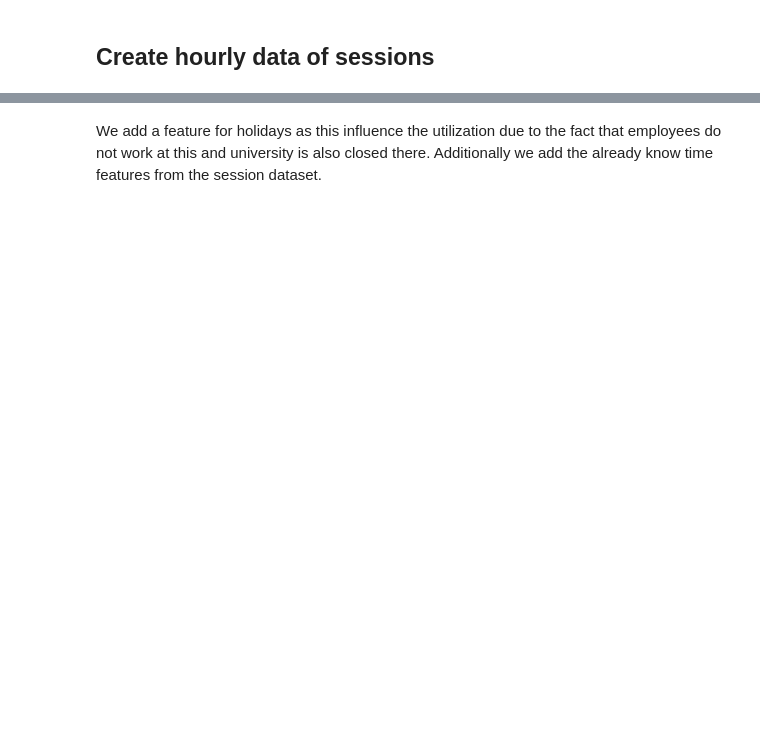
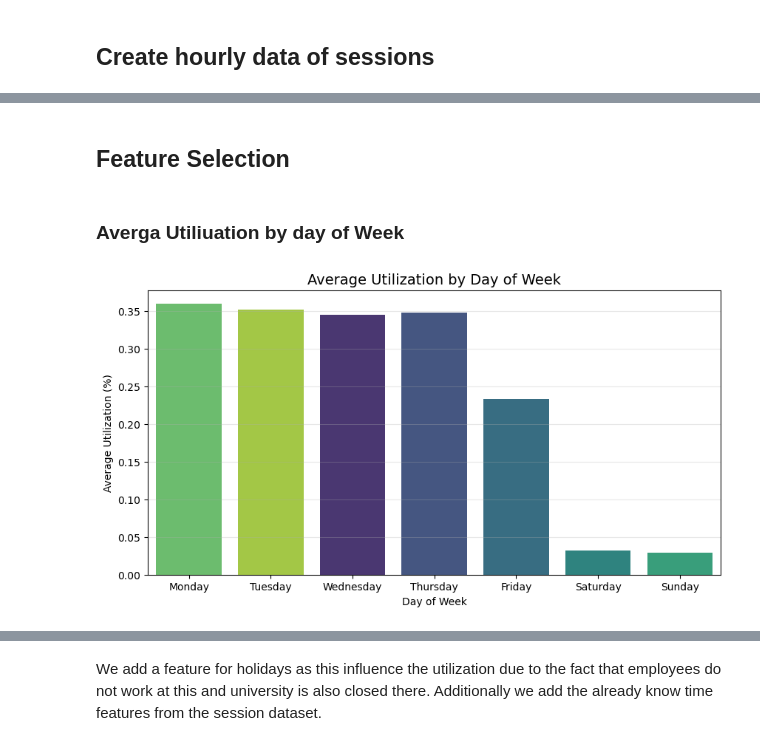
Before and after one commit to lbaudenb/AA_Team_6, a Jupyter notebook: notebooks/04_prediction.ipynb, the cells around one changed output, grey strips where cells are left out. Cells and saved outputs as stored; diff of their text form; code cells hidden in the pictures; blank space fills up the shorter version.

```diff
--- a/notebooks/04_prediction.ipynb
+++ b/notebooks/04_prediction.ipynb
@@ -128,6 +147,6 @@ def make_site1_hourly_utilization(df,
     return hourly
 # %%
 # Compute hourly utilization for site 1 using connectionTime & disconnectTime
-#f_site_1_util = make_site1_hourly_utilization(df_site_1, 'connectionTime', 'disconnectTime')
-#df_site_1 = df_site_1.sort_values(by='connectionTime', ascending=True)
+df_site_1_util = make_site1_hourly_utilization(df_site_1, 'connectionTime', 'disconnectTime')
+df_site_1 = df_site_1.sort_values(by='connectionTime', ascending=True)
 # %%
@@ -219,0 +281,35 @@ df_site_1_features.head()
+# %% [markdown]
+## Feature Selection
+# %%
+import matplotlib.pyplot as plt
+import seaborn as sns
+
+df_plot = df_site_1_features.copy()
+df_plot['day_name'] = df_plot.index.day_name()
+df_plot['hour'] = df_plot.index.hour
+df_plot['month_name'] = df_plot.index.month_name()
+
+day_order = ['Monday', 'Tuesday', 'Wednesday', 'Thursday', 'Friday', 'Saturday', 'Sunday']
+month_order = ['January', 'February', 'March', 'April', 'May', 'June',
+               'July', 'August', 'September', 'October', 'November', 'December']
+# %% [markdown]
+### Averga Utiliuation by day of Week
+# %%
+plt.figure(figsize=(10, 5))
+sns.barplot(
+    data=df_plot,
+    x='day_name',
+    y='hourly_utilization',
+    order=day_order,
+    palette='viridis',
+    hue='day_name',
+    legend=False,
+    errorbar=None
+)
+plt.title('Average Utilization by Day of Week', fontsize=14)
+plt.ylabel('Average Utilization (%)')
+plt.xlabel('Day of Week')
+plt.grid(axis='y', alpha=0.3)
+plt.show()
+# %% [output]
+[figure, added]
```
Also changed, not shown: parts of 39 cells of this notebook.
